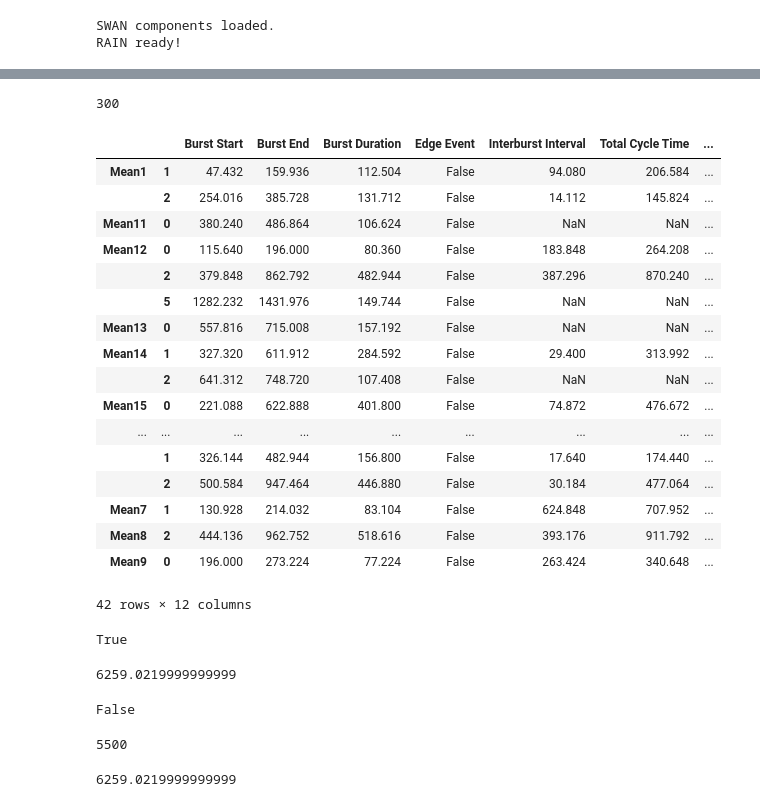
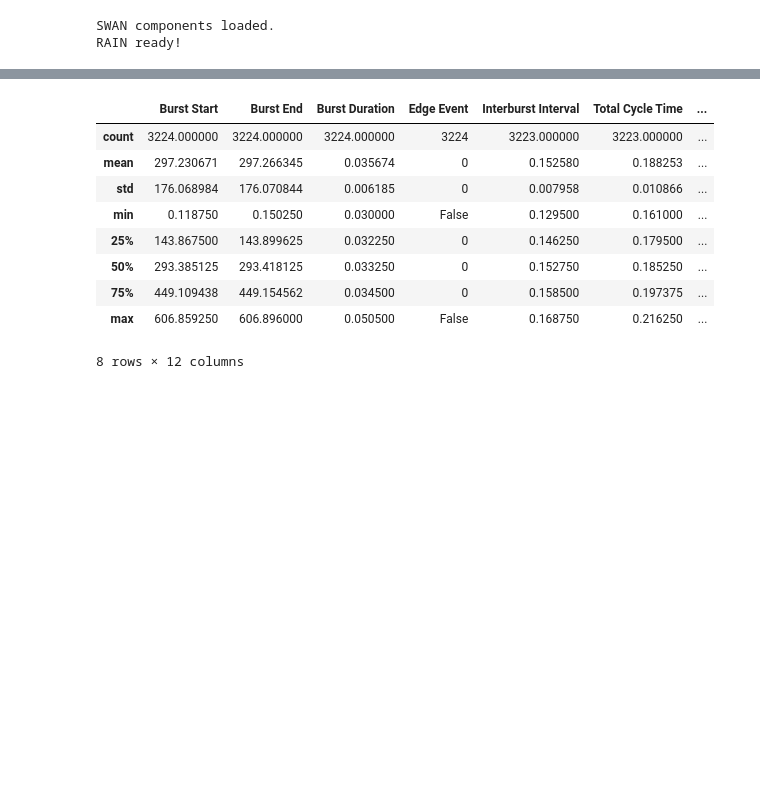
Before and after one commit to aedobyns/lab, a Jupyter notebook: RAIN for Batch Processing.ipynb, the cells around one changed output, grey strips where cells are left out. Cells and saved outputs as stored; diff of their text form; code cells hidden in the pictures; blank space fills up the shorter version.

```diff
--- a/RAIN for Batch Processing.ipynb
+++ b/RAIN for Batch Processing.ipynb
@@ -1998,51 +2006,13 @@ Analysis Complete:  13.4594  Seconds
-# %%
-data = pd.read_csv('/Users/abigaildobyns/Desktop/SIMA/SIMA_sample.csv', sep = '\t')
-del data['sequence']
-data = data.ix[2:]
-len(data)
-#data.index = data['frame']
-#del data['frame']
-#data
-# %% [output]
-300
 # %%
-Results['Bursts-Master']
+Results['Bursts-Master'].describe()
 # %% [output]
-|  |  | Burst Start | Burst End | Burst Duration | Edge Event | Interburst Interval | Total Cycle Time | ... |
-| Mean1 | 1 | 47.432 | 159.936 | 112.504 | False | 94.080 | 206.584 | ... |
-|  | 2 | 254.016 | 385.728 | 131.712 | False | 14.112 | 145.824 | ... |
-| Mean11 | 0 | 380.240 | 486.864 | 106.624 | False | NaN | NaN | ... |
-| Mean12 | 0 | 115.640 | 196.000 | 80.360 | False | 183.848 | 264.208 | ... |
-|  | 2 | 379.848 | 862.792 | 482.944 | False | 387.296 | 870.240 | ... |
-|  | 5 | 1282.232 | 1431.976 | 149.744 | False | NaN | NaN | ... |
-| Mean13 | 0 | 557.816 | 715.008 | 157.192 | False | NaN | NaN | ... |
-| Mean14 | 1 | 327.320 | 611.912 | 284.592 | False | 29.400 | 313.992 | ... |
-|  | 2 | 641.312 | 748.720 | 107.408 | False | NaN | NaN | ... |
-| Mean15 | 0 | 221.088 | 622.888 | 401.800 | False | 74.872 | 476.672 | ... |
-| ... | ... | ... | ... | ... | ... | ... | ... | ... |
-|  | 1 | 326.144 | 482.944 | 156.800 | False | 17.640 | 174.440 | ... |
-|  | 2 | 500.584 | 947.464 | 446.880 | False | 30.184 | 477.064 | ... |
-| Mean7 | 1 | 130.928 | 214.032 | 83.104 | False | 624.848 | 707.952 | ... |
-| Mean8 | 2 | 444.136 | 962.752 | 518.616 | False | 393.176 | 911.792 | ... |
-| Mean9 | 0 | 196.000 | 273.224 | 77.224 | False | 263.424 | 340.648 | ... |
+|  | Burst Start | Burst End | Burst Duration | Edge Event | Interburst Interval | Total Cycle Time | ... |
+| count | 3224.000000 | 3224.000000 | 3224.000000 | 3224 | 3223.000000 | 3223.000000 | ... |
+| mean | 297.230671 | 297.266345 | 0.035674 | 0 | 0.152580 | 0.188253 | ... |
+| std | 176.068984 | 176.070844 | 0.006185 | 0 | 0.007958 | 0.010866 | ... |
+| min | 0.118750 | 0.150250 | 0.030000 | False | 0.129500 | 0.161000 | ... |
+| 25% | 143.867500 | 143.899625 | 0.032250 | 0 | 0.146250 | 0.179500 | ... |
+| 50% | 293.385125 | 293.418125 | 0.033250 | 0 | 0.152750 | 0.185250 | ... |
+| 75% | 449.109438 | 449.154562 | 0.034500 | 0 | 0.158500 | 0.197375 | ... |
+| max | 606.859250 | 606.896000 | 0.050500 | False | 0.168750 | 0.216250 | ... |
-42 rows × 12 columns
+8 rows × 12 columns
-# %%
-Results['Bursts']['Mean46']['Burst End'].iloc[0] == Data['trans'].index[-1]
-# %% [output]
-True
-# %%
-Data['original']['Mean46']
-# %% [output]
-6259.0219999999999
-# %%
-Results['Bursts']['Mean46']['Burst End'].iloc[0] > Settings['Threshold']
-# %% [output]
-False
-# %%
-Settings['Threshold']
-# %% [output]
-5500
-# %%
-Data['original']['Mean46'][Results['Bursts']['Mean46']['Burst End'].iloc[0]]
-# %% [output]
-6259.0219999999999
```
Also changed, not shown: parts of 5 cells of this notebook.
